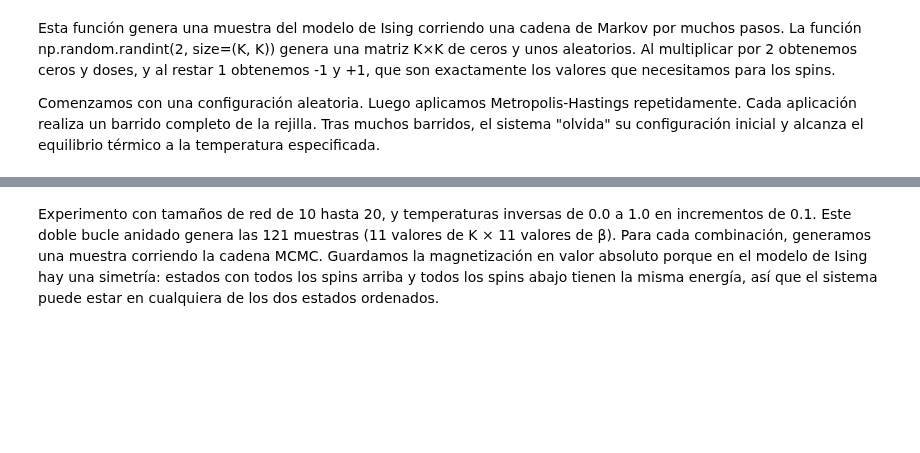
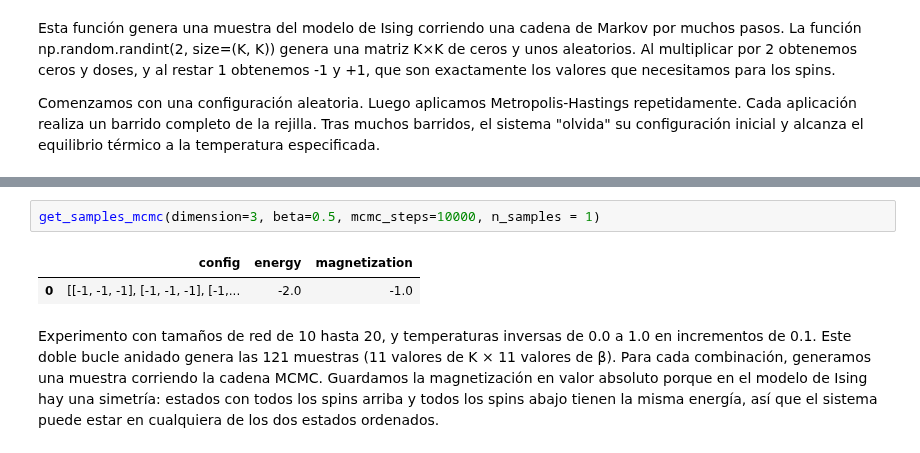
Before and after one commit to Unbo10/Markov, a Jupyter notebook: Homework_3.ipynb, the cells around one changed output, grey strips where cells are left out. Saved outputs shown, nothing was run; the diff lists cells and outputs as text; blank space fills up the shorter version.

```diff
--- a/Homework_3.ipynb
+++ b/Homework_3.ipynb
@@ -147,3 +202,8 @@ def generate_equilibrated_sample(K, beta, mcmc_steps=10000):
+# %%
+get_samples_mcmc(dimension=3, beta=0.5, mcmc_steps=10000, n_samples = 1)
+# %% [output]
+|  | config | energy | magnetization |
+| 0 | [[-1, -1, -1], [-1, -1, -1], [-1,... | -2.0 | -1.0 |
 # %% [markdown]
 Experimento con tamaños de red de 10 hasta 20, y temperaturas inversas de 0.0 a 1.0 en incrementos de 0.1. Este doble bucle anidado genera las 121 muestras (11 valores de K × 11 valores de β). Para cada combinación, generamos una muestra corriendo la cadena MCMC. Guardamos la magnetización en valor absoluto porque en el modelo de Ising hay una simetría: estados con todos los spins arriba y todos los spins abajo tienen la misma energía, así que el sistema puede estar en cualquiera de los dos estados ordenados.
 # %%
```
Also changed, not shown: parts of 21 cells of this notebook, 1 other file.
